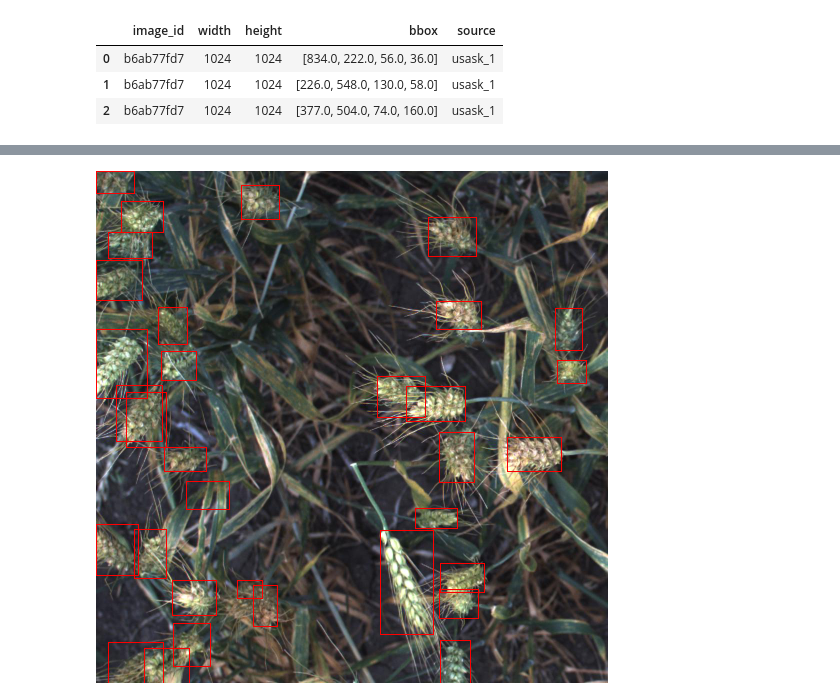
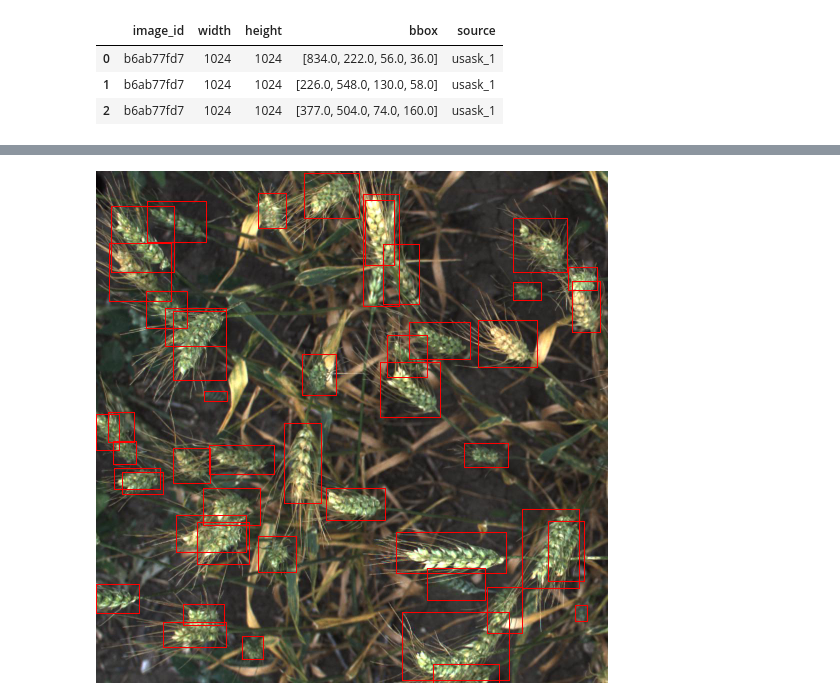
Before and after one commit to dmitry-vorobiev/kaggle-global-wheat-detection, a Jupyter notebook: nbs/dataset.ipynb, the cells around one changed output, grey strips where cells are left out. Saved outputs shown, nothing was run; the diff lists cells and outputs as text; code cells hidden in the pictures.

Commit message:
simple dataset, which supports albumentations

```diff
--- a/nbs/dataset.ipynb
+++ b/nbs/dataset.ipynb
@@ -50,6 +50,7 @@ img_annots.head(3)
 # %%
 def draw_boxes(image: np.ndarray, bboxes: Iterable[np.ndarray]):
     for bb in bboxes:
+        bb = bb[:4]
         assert len(bb) == 4
         if isinstance(bb, tuple):
             bb = tuple(map(int, bb))
@@ -102,36 +100,45 @@ class WheatDataset(torchvision.datasets.VisionDataset):
         super(WheatDataset, self).__init__(image_dir, transforms, transform, target_transform)
 
         df = pd.read_csv(csv)
-        ids = df['image_id'].unique()[:10]
-        filenames = map(lambda x: x + '.jpg', ids)
-        self.images = make_dataset(image_dir, filenames)
+        ids = df['image_id'].unique()
+        files = map(lambda x: x + '.jpg', ids)
+        self.images = make_dataset(image_dir, files)
 
-        all_bboxes = []
+        bboxes = []
         for image_id in tqdm(ids, desc="Parsing bboxes..."):
-            bboxes = df.loc[df['image_id'] == image_id, 'bbox']
-            bboxes = np.stack(list(map(bbox_str_to_numpy, bboxes)))
-            # bboxes = list(map(read_bbox, bboxes))
-            all_bboxes.append(bboxes)
+            image_bb = df.loc[df['image_id'] == image_id, 'bbox']
+            image_bb = np.stack(list(map(bbox_str_to_numpy, image_bb)))
+            bboxes.append(image_bb)
 
-        self.annotations = all_bboxes
+        self.bboxes = bboxes
 
     def __getitem__(self, index):
         path = self.images[index]
-        bboxes = self.annotations[index]
+        bboxes = self.bboxes[index]
+        image = cv2_imread(path)
 
-        image = cv2_imread(path)
         # self.transforms is not supported due to albumentations interface
-        # if self.transform is not None:
-
+        tfms = self.transform
+        if tfms is not None:
+            out = tfms(image=image, bboxes=bboxes)
+            image, bboxes = out['image'], out['bboxes']
         return image, bboxes
 
     def __len__(self):
         return len(self.images)
+# %%
+tfms = [
+    A.Flip(),
+    A.RandomRotate90(),
+    A.Resize(512, 512, interpolation=cv2.INTER_AREA)
+]
+
+tfms = A.Compose(tfms, bbox_params=A.BboxParams('pascal_voc'))
 # %%
 %%time
 
 image_dir = DATA_DIR/'train'
 csv_path = DATA_DIR/'train.csv'
 
-ds = WheatDataset(image_dir, csv_path)
+ds = WheatDataset(image_dir, csv_path, transform=tfms)
 # %% [output]
@@ -146,10 +147,14 @@ tfms = A.Compose(tfms, bbox_params=A.BboxParams('pascal_voc', label_fields=['lab
+# %%
+image, bboxes = ds[0]
+draw_boxes(image, bboxes)
+Image.fromarray(image)
+# %% [output]
+[figure, added]
 # %%
-image, bboxes = ds[3]
-label = list(range(len(bboxes)))
-out = tfms(image=image, bboxes=bboxes, label=label)
-image, bboxes = out['image'], out['bboxes']
+# image, bboxes = ds[9]
+# label = list(range(len(bboxes)))
+# out = tfms(image=image, bboxes=bboxes)
+# image, bboxes = out['image'], out['bboxes']
 
-draw_boxes(image, bboxes)
-Image.fromarray(image)
+# draw_boxes(image, bboxes)
+# Image.fromarray(image)
-# %% [output]
-[figure, removed]
```
Also changed, not shown: parts of 4 cells of this notebook, 2 other files.
